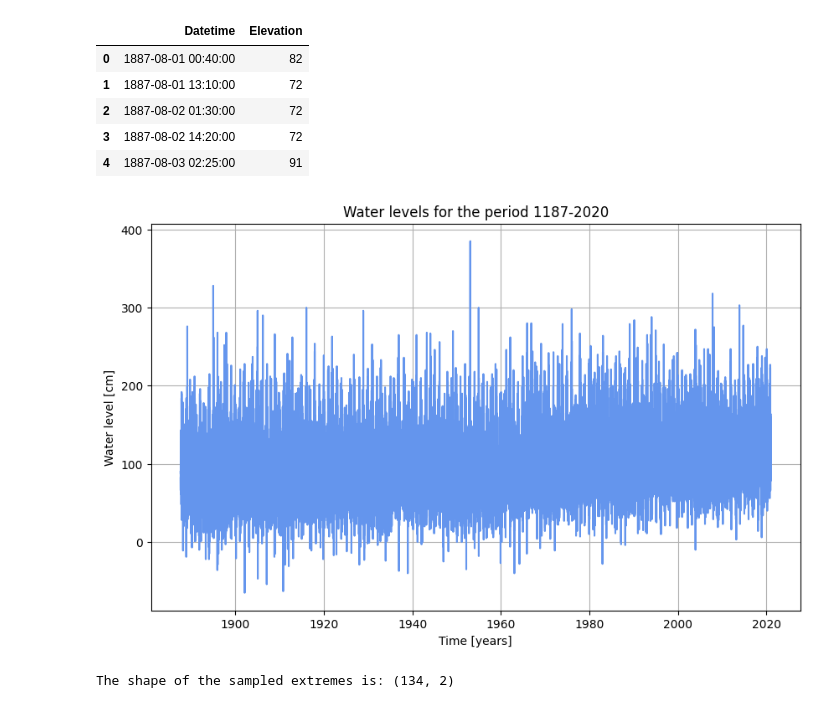
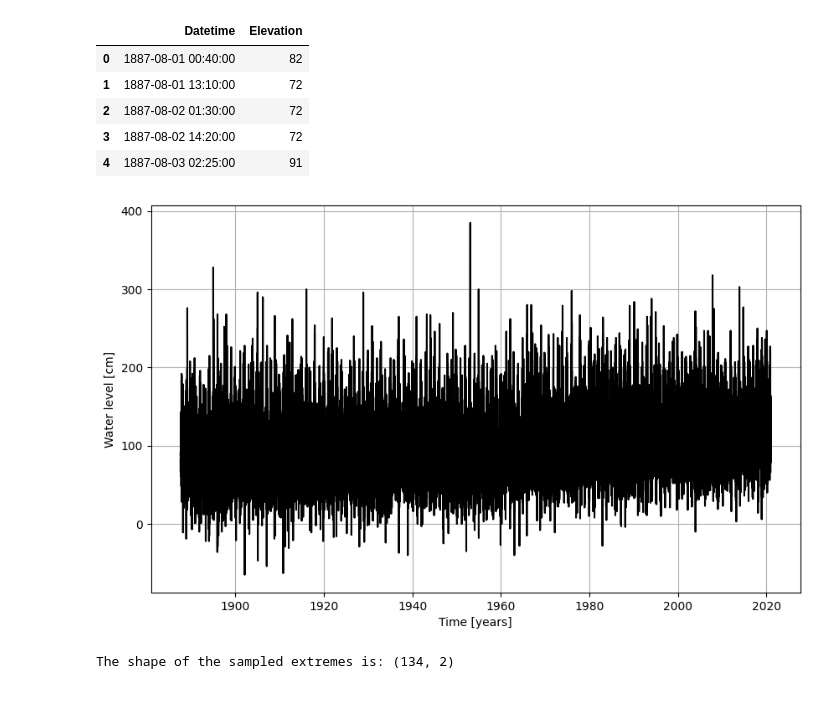
Before and after one commit to wwaasdorp/MORE_THE_BEST_GROUP, a Jupyter notebook: Watch_Data.ipynb, the cells around one changed output. Saved outputs shown, nothing was run; the diff lists cells and outputs as text; code cells hidden in the pictures.

Commit message:
Change plot titles and labels

```diff
--- a/Watch_Data.ipynb
+++ b/Watch_Data.ipynb
@@ -26,14 +26,14 @@ df.head()
 | 4 | 1887-08-03 02:25:00 | 91 |
 # %%
 plt.figure(figsize=(10,6))
-plt.plot(df["Datetime"], df["Elevation"], color = 'cornflowerblue')
+plt.plot(df["Datetime"], df["Elevation"], color = 'black')
 plt.xlabel('Time [years]')
 plt.ylabel('Water level [cm]')
-plt.title('Water levels for the period 1187-2020')
+# plt.title('Water maxima for the period 1887-2020')
 plt.grid()
 plt.savefig('figures/timeseries.png')
 # %% [output]
-[figure, old version]
+[figure, new version]
 # %%
 ## Report yearly maxima for each year
 idx_max = df.groupby(pd.DatetimeIndex(df['Datetime']).year)['Elevation'].idxmax()
```
Also changed, not shown: parts of 1 cell of this notebook, 2 other files.
